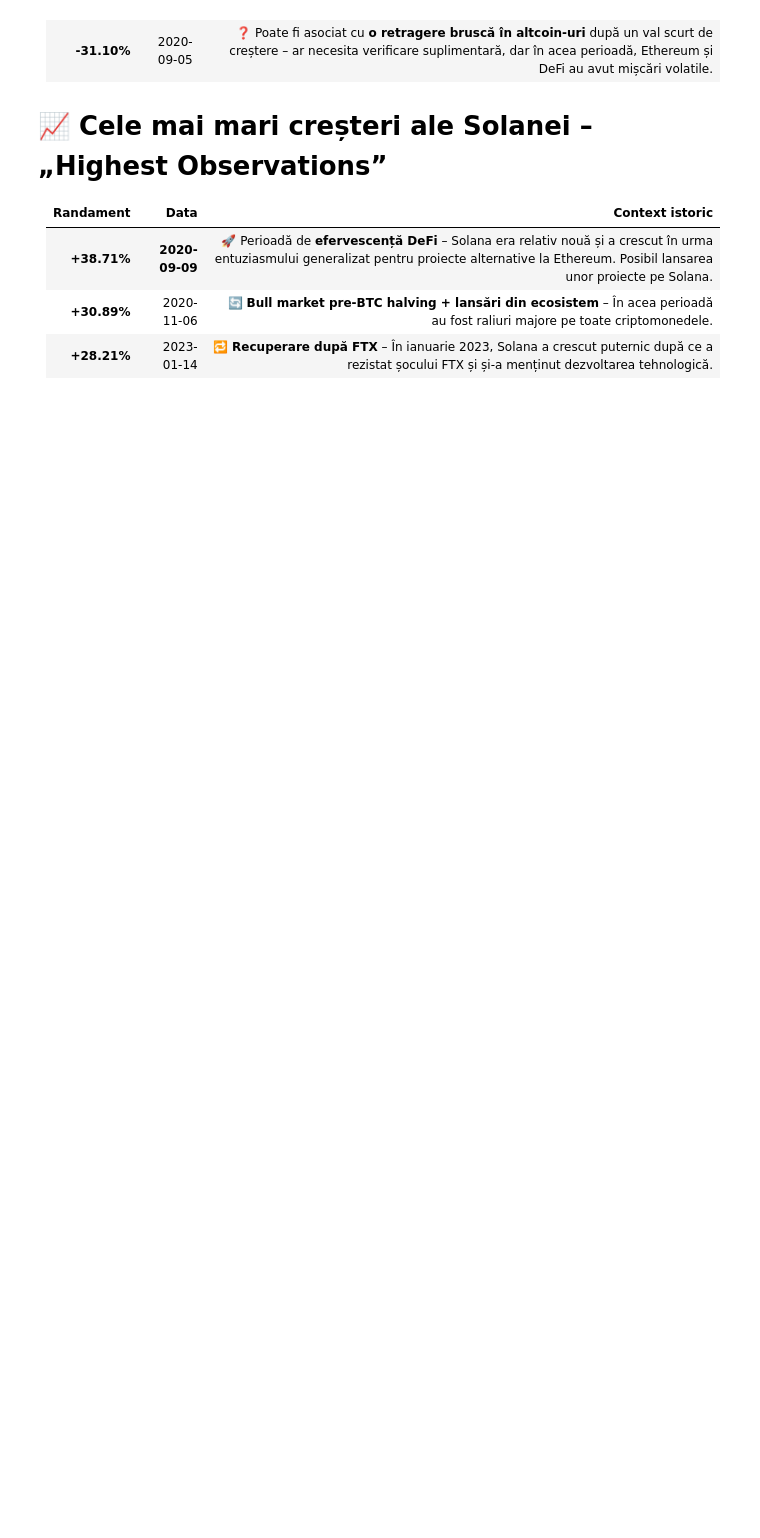
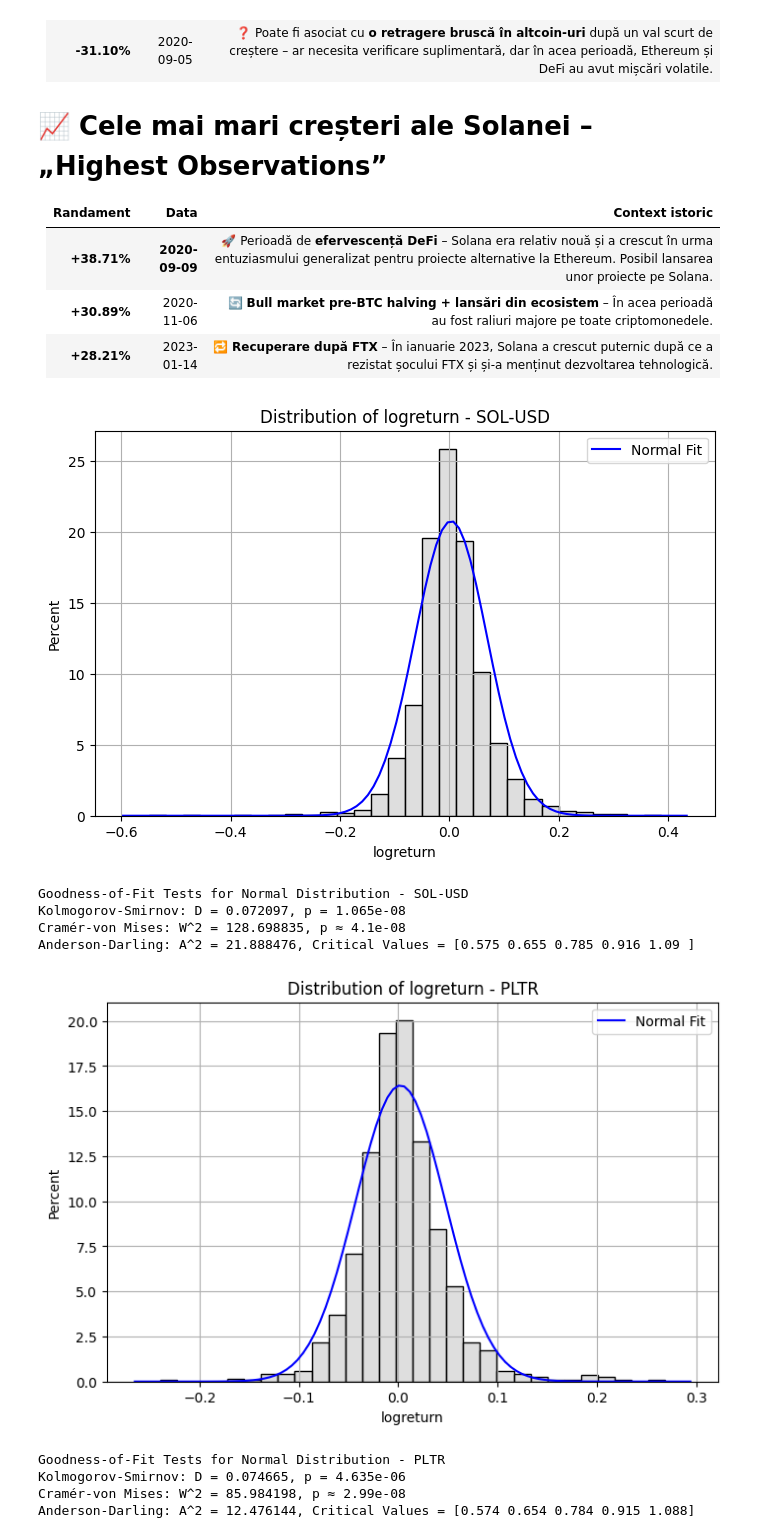
Before and after one commit to BogdanT54/Financial-Markets-Analysis, a Jupyter notebook: Proiect_SPF_Solana_Palantir_Gold.ipynb, the cells around one changed output. Cells and saved outputs as stored; diff of their text form; code cells hidden in the pictures; blank space fills up the shorter version.

```diff
--- a/Proiect_SPF_Solana_Palantir_Gold.ipynb
+++ b/Proiect_SPF_Solana_Palantir_Gold.ipynb
@@ -341,3 +358,44 @@ afiseaza_extreme(gold_log, 10)
 | **+38.71%** | **2020-09-09** | 🚀 Perioadă de **efervescență DeFi** – Solana era relativ nouă și a crescut în urma entuziasmului generalizat pentru proiecte alternative la Ethereum. Posibil lansarea unor proiecte pe Solana. |
 | **+30.89%** | 2020-11-06     | 🔄 **Bull market pre-BTC halving + lansări din ecosistem** – În acea perioadă au fost raliuri majore pe toate criptomonedele.                                                                    |
 | **+28.21%** | 2023-01-14     | 🔁 **Recuperare după FTX** – În ianuarie 2023, Solana a crescut puternic după ce a rezistat șocului FTX și și-a menținut dezvoltarea tehnologică.                                                |
+# %%
+# Funcție pentru histograma + teste
+def show_gof_tests(data, label):
+    plt.figure(figsize=(8, 5))
+    sns.histplot(data, bins=30, kde=False, stat='percent', color='lightgray')
+    xmin, xmax = plt.xlim()
+    x = np.linspace(xmin, xmax, 100)
+    p = stats.norm.pdf(x, np.mean(data), np.std(data))
+    plt.plot(x, p * 100 * (xmax - xmin) / 30, 'b-', label='Normal Fit')
+
+    plt.title(f"Distribution of logreturn - {label}")
+    plt.xlabel("logreturn")
+    plt.ylabel("Percent")
+    plt.legend()
+    plt.grid(True)
+    plt.show()
+
+    # Teste
+    ks_stat, ks_p = stats.kstest((data - np.mean(data)) / np.std(data), 'norm')
+    ad_result = stats.anderson(data, dist='norm')
+    cvm_result = stats.cramervonmises(data, 'norm')
+
+    print(f"Goodness-of-Fit Tests for Normal Distribution - {label}")
+    print(f"Kolmogorov-Smirnov: D = {ks_stat:.6f}, p = {ks_p:.4g}")
+    print(f"Cramér-von Mises: W^2 = {cvm_result.statistic:.6f}, p ≈ {cvm_result.pvalue:.3g}")
+    print(f"Anderson-Darling: A^2 = {ad_result.statistic:.6f}, Critical Values = {ad_result.critical_values}\n")
+
+
+for column in merged_df.columns:
+    show_gof_tests(merged_df[column].dropna(), column)
+# %% [output]
+[figure, added]
+Goodness-of-Fit Tests for Normal Distribution - SOL-USD
+Kolmogorov-Smirnov: D = 0.072097, p = 1.065e-08
+Cramér-von Mises: W^2 = 128.698835, p ≈ 4.1e-08
+Anderson-Darling: A^2 = 21.888476, Critical Values = [0.575 0.655 0.785 0.916 1.09 ]
+[figure, added]
+Goodness-of-Fit Tests for Normal Distribution - PLTR
+Kolmogorov-Smirnov: D = 0.074665, p = 4.635e-06
+Cramér-von Mises: W^2 = 85.984198, p ≈ 2.99e-08
+Anderson-Darling: A^2 = 12.476144, Critical Values = [0.574 0.654 0.784 0.915 1.088]
```
Also changed, not shown: parts of 8 cells of this notebook.
